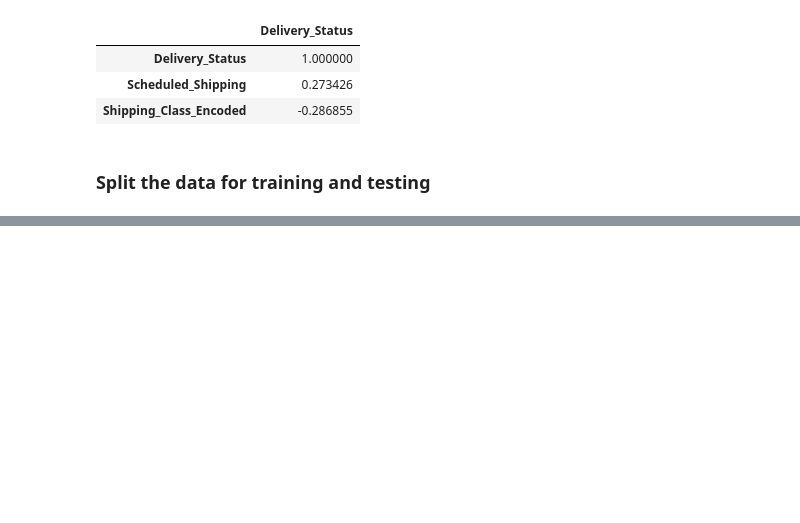
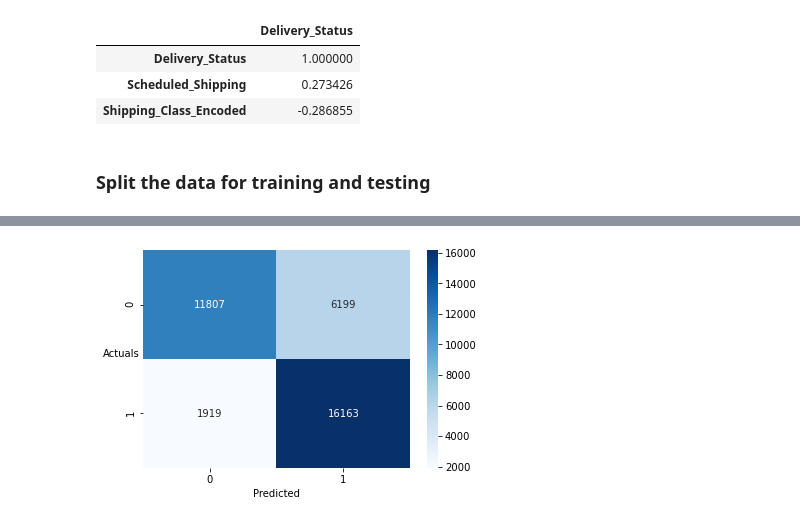
Before and after one commit to psiva2019/Hackathon, a Jupyter notebook: Algoritmo/Algoritmo.ipynb, the cells around one changed output, grey strips where cells are left out. Drawn from its saved outputs; the diff is of its cells as text; code cells hidden in the pictures; blank space fills up the shorter version.

```diff
--- a/Algoritmo/Algoritmo.ipynb
+++ b/Algoritmo/Algoritmo.ipynb
@@ -1219,0 +1345,17 @@ y_pred [y_pred <= thresh] = 0
+# %%
+y_prob_pred_test = model_4.predict(Default_test)
+# %%
+y_class_pred_test=[]
+for i in range(0,len(y_prob_pred_test)):
+    if np.array(y_prob_pred_test)[i]>optimal_threshold:
+        a=1
+    else:
+        a=0
+    y_class_pred_test.append(a)
+# %%
+sns.heatmap((metrics.confusion_matrix(Default_test['Delivery_Status'],y_class_pred_test)),annot=True,fmt='.5g'
+            ,cmap='Blues');
+plt.xlabel('Predicted');
+plt.ylabel('Actuals',rotation=0);
+# %% [output]
+[figure, added]
```
Also changed, not shown: parts of 85 cells of this notebook, 4 other files.
